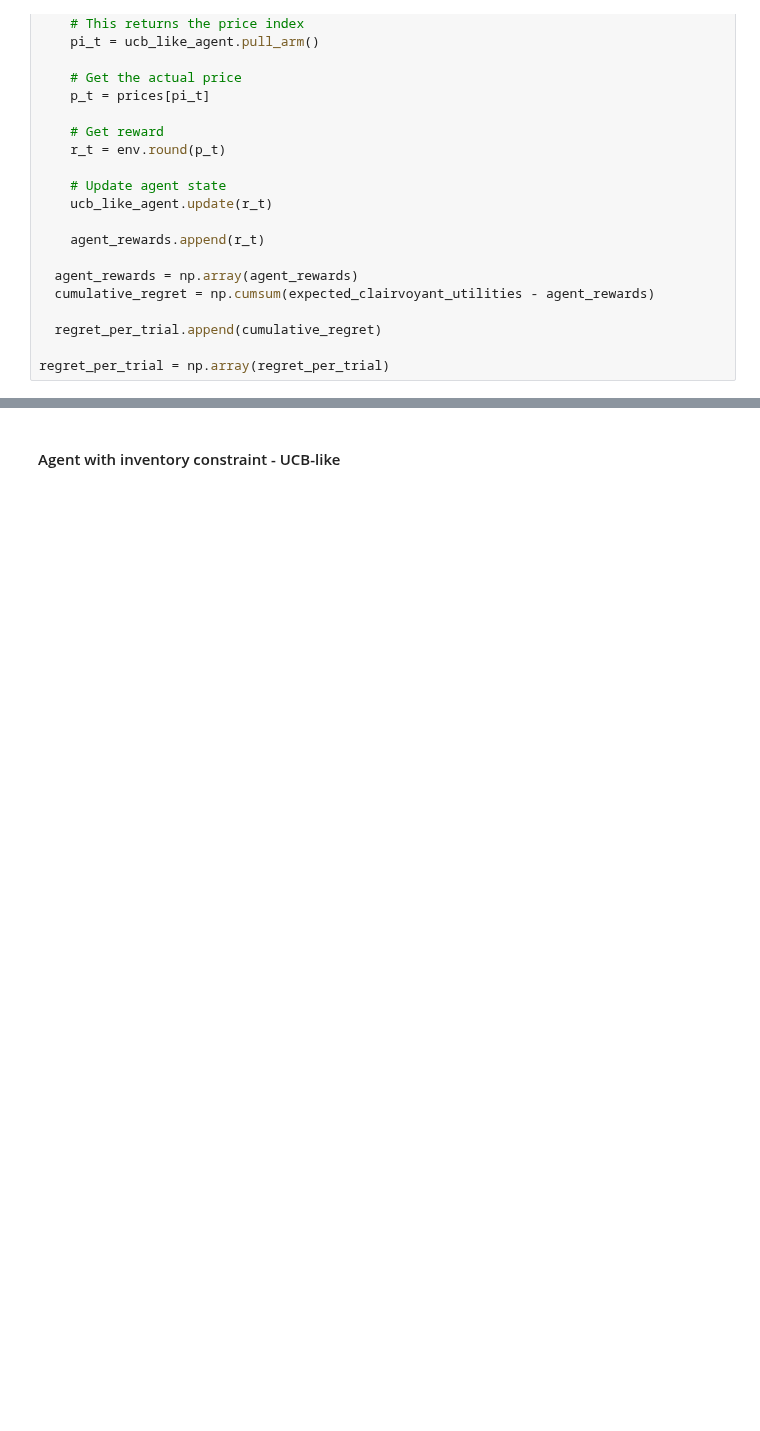
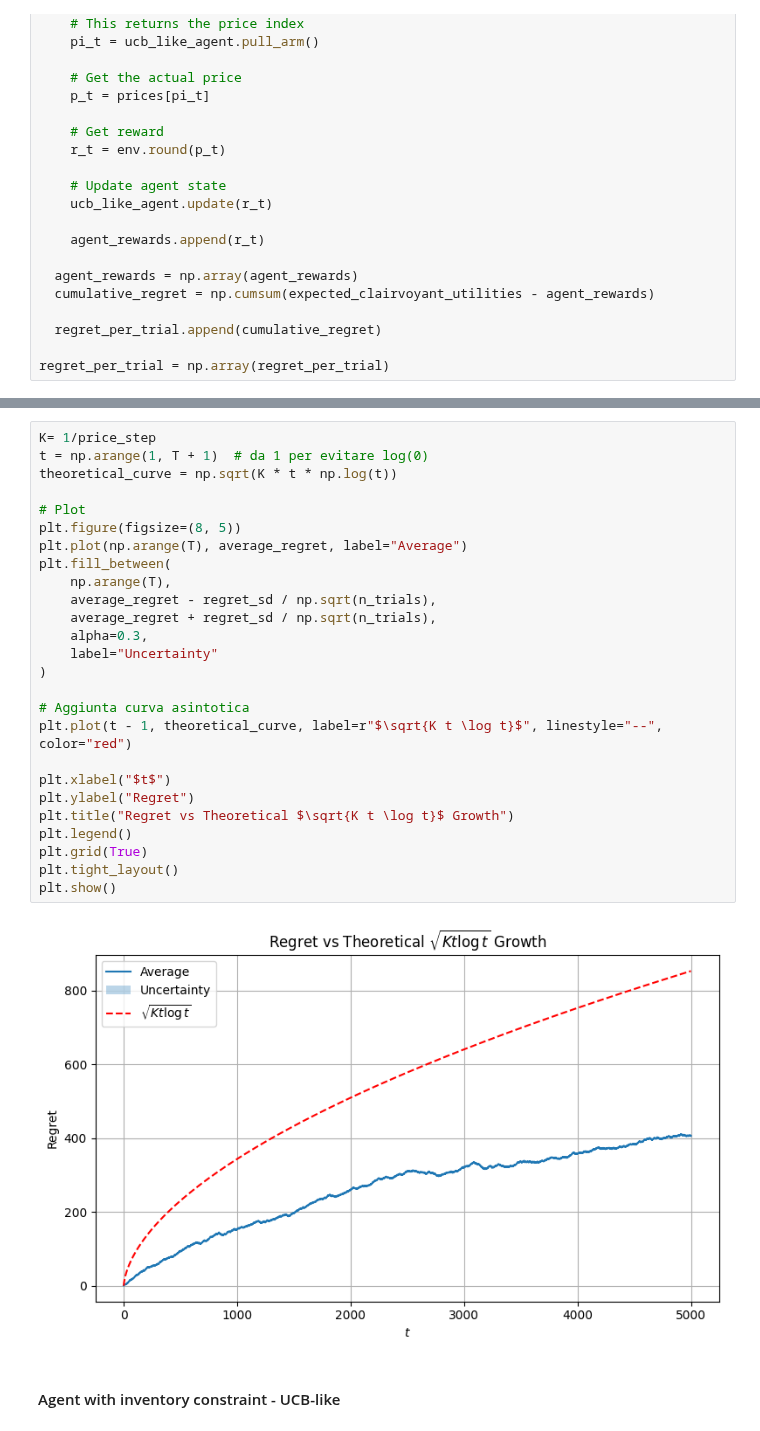
Before and after one commit to FabioFloris02/OLA2025_Floris_Sonzini_Parenti_Singh_Gottschling, a Jupyter notebook: OLA-project.ipynb, the cells around one changed output, grey strips where cells are left out. Drawn from its saved outputs; the diff is of its cells as text; blank space fills up the shorter version.

```diff
--- a/OLA-project.ipynb
+++ b/OLA-project.ipynb
@@ -175,3 +200,31 @@ plt.legend()
+# %%
+K= 1/price_step
+t = np.arange(1, T + 1)  # da 1 per evitare log(0)
+theoretical_curve = np.sqrt(K * t * np.log(t))
+
+# Plot
+plt.figure(figsize=(8, 5))
+plt.plot(np.arange(T), average_regret, label="Average")
+plt.fill_between(
+    np.arange(T),
+    average_regret - regret_sd / np.sqrt(n_trials),
+    average_regret + regret_sd / np.sqrt(n_trials),
+    alpha=0.3,
+    label="Uncertainty"
+)
+
+# Aggiunta curva asintotica
+plt.plot(t - 1, theoretical_curve, label=r"$\sqrt{K t \log t}$", linestyle="--", color="red")
+
+plt.xlabel("$t$")
+plt.ylabel("Regret")
+plt.title("Regret vs Theoretical $\sqrt{K t \log t}$ Growth")
+plt.legend()
+plt.grid(True)
+plt.tight_layout()
+plt.show()
+# %% [output]
+[figure, added]
 # %% [markdown]
 #### Agent with inventory constraint - UCB-like
 # %%
```
Also changed, not shown: parts of 12 cells of this notebook.
